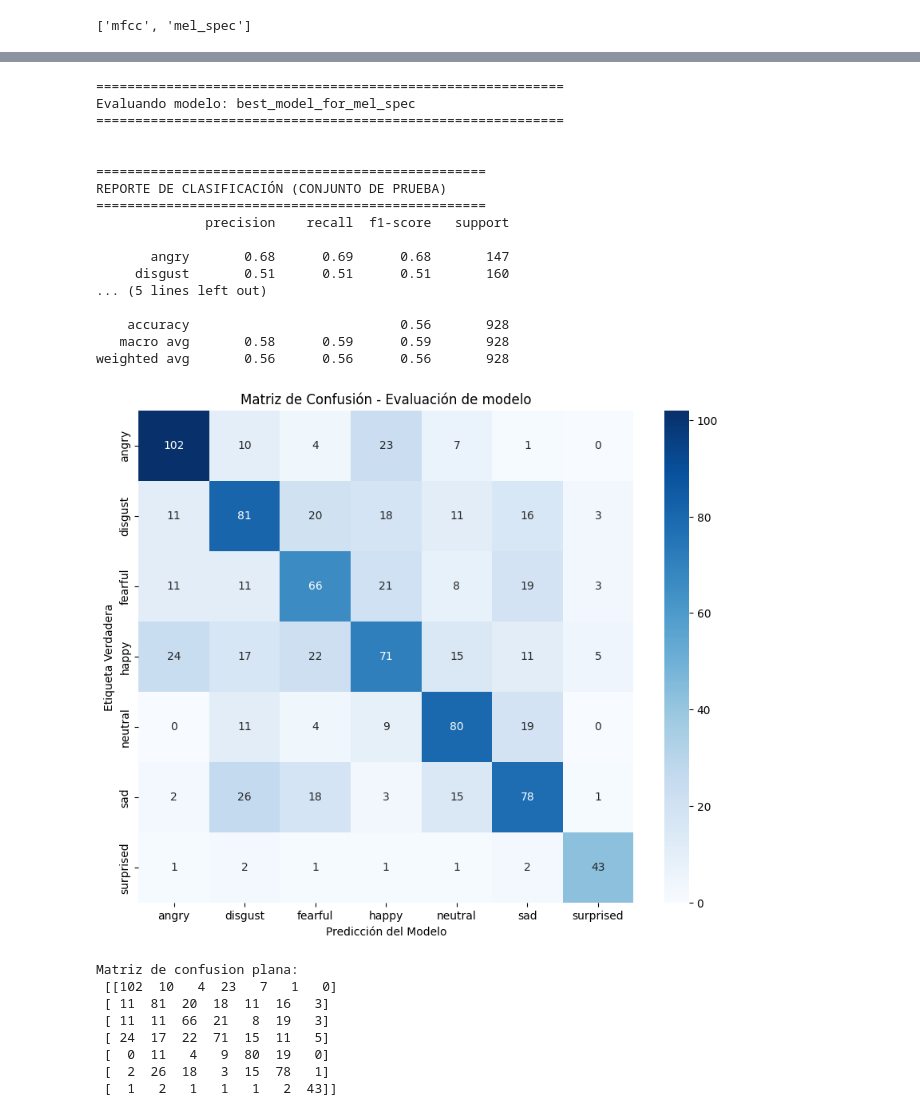
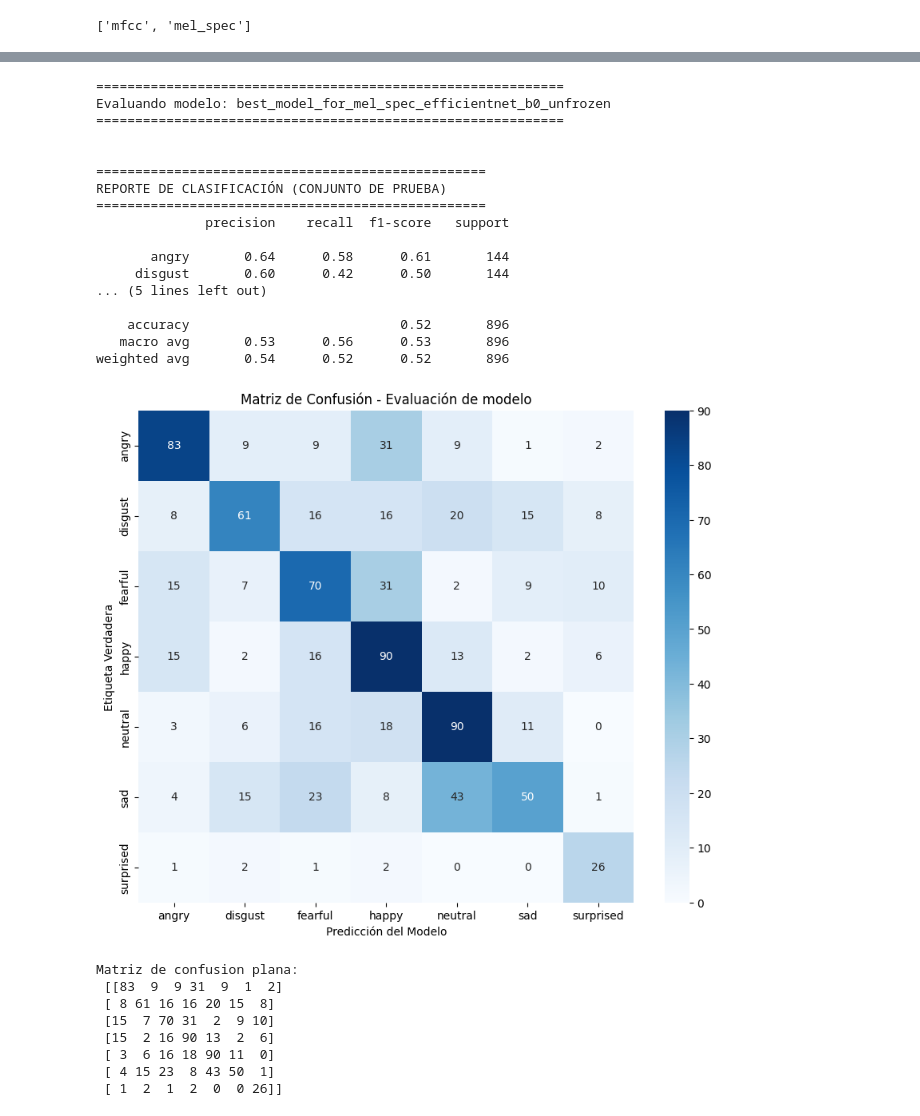
Before and after one commit to AcSsalazar/the-color-of-emotions, a Jupyter notebook: Notebooks/5.2-model-training-with-agumentation.ipynb, the cells around one changed output, grey strips where cells are left out. Cells and saved outputs as stored; diff of their text form; code cells hidden in the pictures.

```diff
--- a/Notebooks/5.2-model-training-with-agumentation.ipynb
+++ b/Notebooks/5.2-model-training-with-agumentation.ipynb
@@ -125,35 +315,3 @@ Test: 928
  <torch.utils.data.dataloader.DataLoader at 0x...>,
  <torch.utils.data.dataloader.DataLoader at 0x...>,
  ['angry', 'disgust', 'fearful', 'happy', 'neutral', 'sad', 'surprised'])
-# %%
-# 3. CONSTRUCCIÓN DEL MODELO (FINE-TUNING)
-# -------------------------------------------------------------------------------
-
-def build_model(num_classes):
-    """
-    Carga ResNet18 preentrenado, congela las primeras capas y adapta la capa final.
-    """
-    # Cargamos los pesos preentrenados de ImageNet
-    model = models.resnet18(weights=models.ResNet18_Weights.IMAGENET1K_V1)
-
-    # Congelamos los parámetros de las primeras capas,
-    # ya que esas capas ya saben detectar bordes y colores básicos.
-    for param in model.parameters():
-        param.requires_grad = False
-
-    # Descongelamos el último bloque convolucional (layer4) para aprender
-    # características específicas de nuestros espectrogramas/MFCCs
-    for param in model.layer4.parameters():
-        param.requires_grad = True
-
-
-# Reemplazamos la última capa completamente conectada (fc)
-    num_ftrs = model.fc.in_features
-
-    # AGREGADO: nn.Sequential con Dropout agresivo del 50%
-    model.fc = nn.Sequential(
-        nn.Dropout(p=0.5),
-        nn.Linear(num_ftrs, num_classes)
-    )
-
-    return model.to(device)
@@ -162,7 +363,7 @@ from torch.overrides import TorchFunctionMode
 from functools import total_ordering
 
 # Entrenamiento mediante cliclo optimizado (Aqui es donde realmente usamos la GPU)
-MODELS_DIR = '/content/drive/MyDrive/saved_models_ResNet_last'
+MODELS_DIR = '/content/drive/MyDrive/models_with_model_factory'
 
 def train_model(model, train_loader, val_loader, feature_type, epochs=15, lr=1e-5):
   criterion = nn.CrossEntropyLoss()
@@ -328,43 +551,43 @@ def evaluate_model(model, model_path, test_loader, class_names):
 # %%
 
 # Define la ruta específica que vas a evaluar ahora
-current_path = '/content/drive/MyDrive/saved_models_ResNet/best_model_for_mel_spec'
+current_path = '/content/drive/MyDrive/models_with_model_factory/best_model_for_mel_spec_efficientnet_b0_unfrozen'
 # Prints
 print(f"\n{'='*60}")
 print(f"Evaluando modelo: {os.path.basename(current_path)}")
 print(f"{'='*60}\n")
 #Llamado a la funcion evaluadora
 evaluate_model(
     model=model,
     model_path=current_path,
     test_loader=test_loader,
     class_names=class_names
 )
 # %% [output]
 ============================================================
-Evaluando modelo: best_model_for_mel_spec
+Evaluando modelo: best_model_for_mel_spec_efficientnet_b0_unfrozen
 ============================================================
 
 
 ==================================================
 REPORTE DE CLASIFICACIÓN (CONJUNTO DE PRUEBA)
 ==================================================
               precision    recall  f1-score   support
 
-       angry       0.68      0.69      0.68       147
-     disgust       0.51      0.51      0.51       160
+       angry       0.64      0.58      0.61       144
+     disgust       0.60      0.42      0.50       144
 ... (5 lines left out)
 
-    accuracy                           0.56       928
-   macro avg       0.58      0.59      0.59       928
-weighted avg       0.56      0.56      0.56       928
+    accuracy                           0.52       896
+   macro avg       0.53      0.56      0.53       896
+weighted avg       0.54      0.52      0.52       896
-[figure, old version]
+[figure, new version]
 Matriz de confusion plana:
- [[102  10   4  23   7   1   0]
- [ 11  81  20  18  11  16   3]
- [ 11  11  66  21   8  19   3]
- [ 24  17  22  71  15  11   5]
- [  0  11   4   9  80  19   0]
- [  2  26  18   3  15  78   1]
- [  1   2   1   1   1   2  43]]
+ [[83  9  9 31  9  1  2]
+ [ 8 61 16 16 20 15  8]
+ [15  7 70 31  2  9 10]
+ [15  2 16 90 13  2  6]
+ [ 3  6 16 18 90 11  0]
+ [ 4 15 23  8 43 50  1]
+ [ 1  2  1  2  0  0 26]]
 # %%
```
Also changed, not shown: parts of 9 cells of this notebook.
